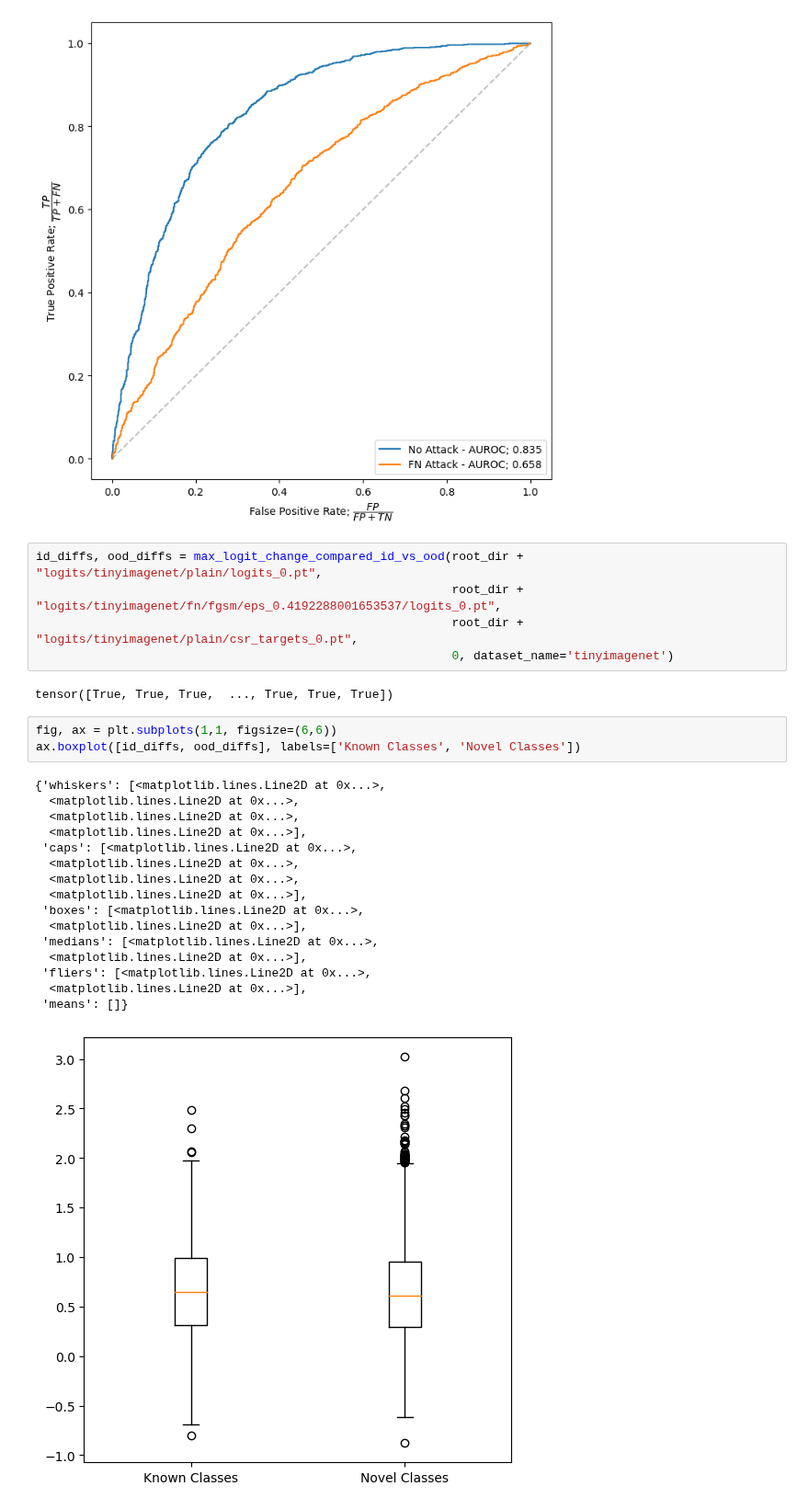
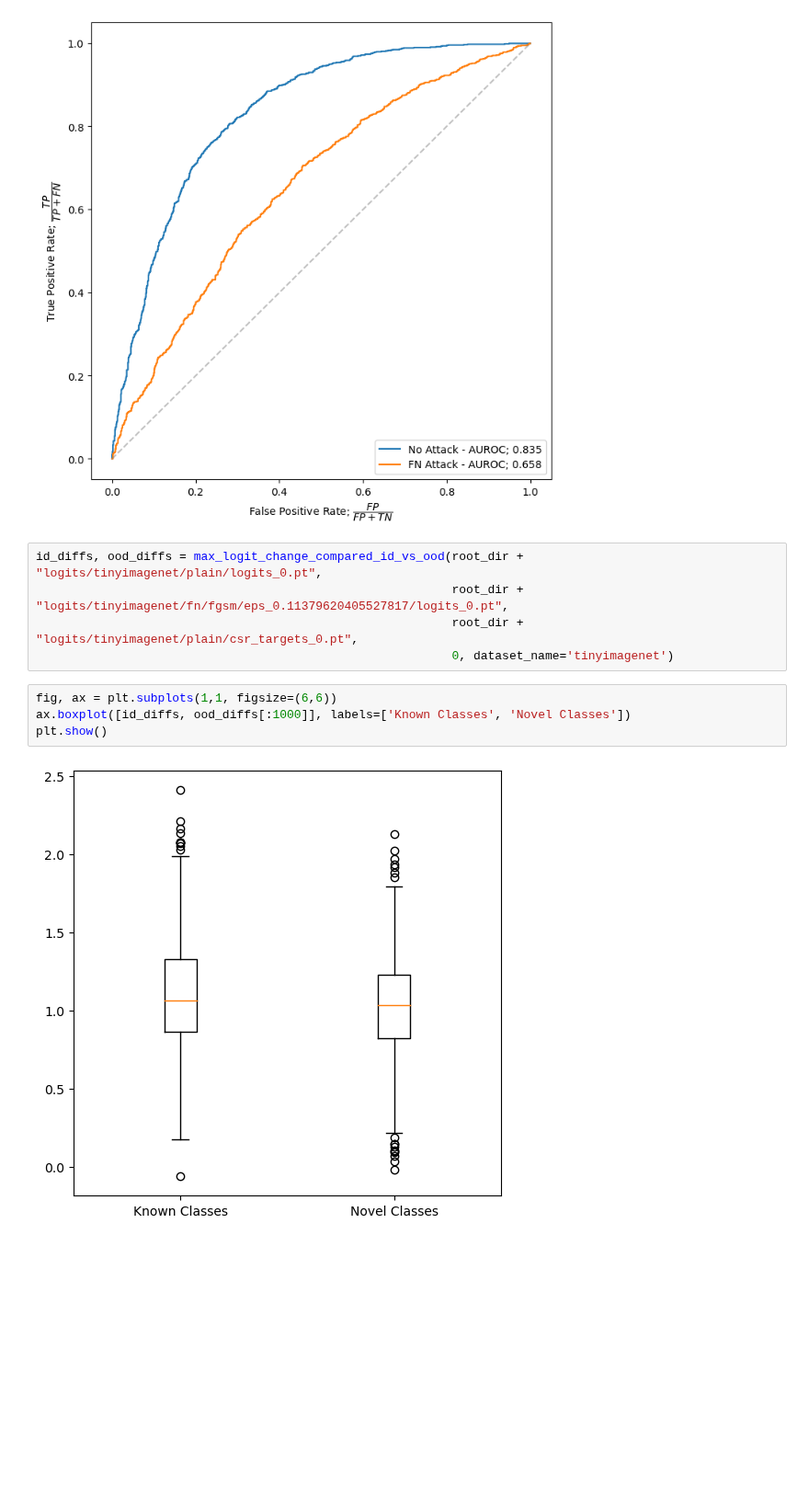
Before and after one commit to krellemand/bachelor_project, a Jupyter notebook: notebooks/visualizing_adv_attacks.ipynb, the cells around one changed output. Shown at 92% size. Saved outputs shown, nothing was run; the diff lists cells and outputs as text; blank space fills up the shorter version.

```diff
--- a/notebooks/visualizing_adv_attacks.ipynb
+++ b/notebooks/visualizing_adv_attacks.ipynb
@@ -81,28 +129,12 @@ plt.show()
 [figure]
 # %%
 id_diffs, ood_diffs = max_logit_change_compared_id_vs_ood(root_dir + "logits/tinyimagenet/plain/logits_0.pt",
-                                                          root_dir + "logits/tinyimagenet/fn/fgsm/eps_0.4192288001653537/logits_0.pt",
+                                                          root_dir + "logits/tinyimagenet/fn/fgsm/eps_0.11379620405527817/logits_0.pt",
                                                           root_dir + "logits/tinyimagenet/plain/csr_targets_0.pt",
                                                           0, dataset_name='tinyimagenet')
-# %% [output]
-tensor([True, True, True,  ..., True, True, True])
 # %%
 fig, ax = plt.subplots(1,1, figsize=(6,6))
-ax.boxplot([id_diffs, ood_diffs], labels=['Known Classes', 'Novel Classes'])
+ax.boxplot([id_diffs, ood_diffs[:1000]], labels=['Known Classes', 'Novel Classes'])
+plt.show()
 # %% [output]
-{'whiskers': [<matplotlib.lines.Line2D at 0x...>,
-  <matplotlib.lines.Line2D at 0x...>,
-  <matplotlib.lines.Line2D at 0x...>,
-  <matplotlib.lines.Line2D at 0x...>],
- 'caps': [<matplotlib.lines.Line2D at 0x...>,
-  <matplotlib.lines.Line2D at 0x...>,
-  <matplotlib.lines.Line2D at 0x...>,
-  <matplotlib.lines.Line2D at 0x...>],
- 'boxes': [<matplotlib.lines.Line2D at 0x...>,
-  <matplotlib.lines.Line2D at 0x...>],
- 'medians': [<matplotlib.lines.Line2D at 0x...>,
-  <matplotlib.lines.Line2D at 0x...>],
- 'fliers': [<matplotlib.lines.Line2D at 0x...>,
-  <matplotlib.lines.Line2D at 0x...>],
- 'means': []}
-[figure, old version]
+[figure, new version]
```
Also changed, not shown: parts of 8 cells of this notebook, 5 other files.
